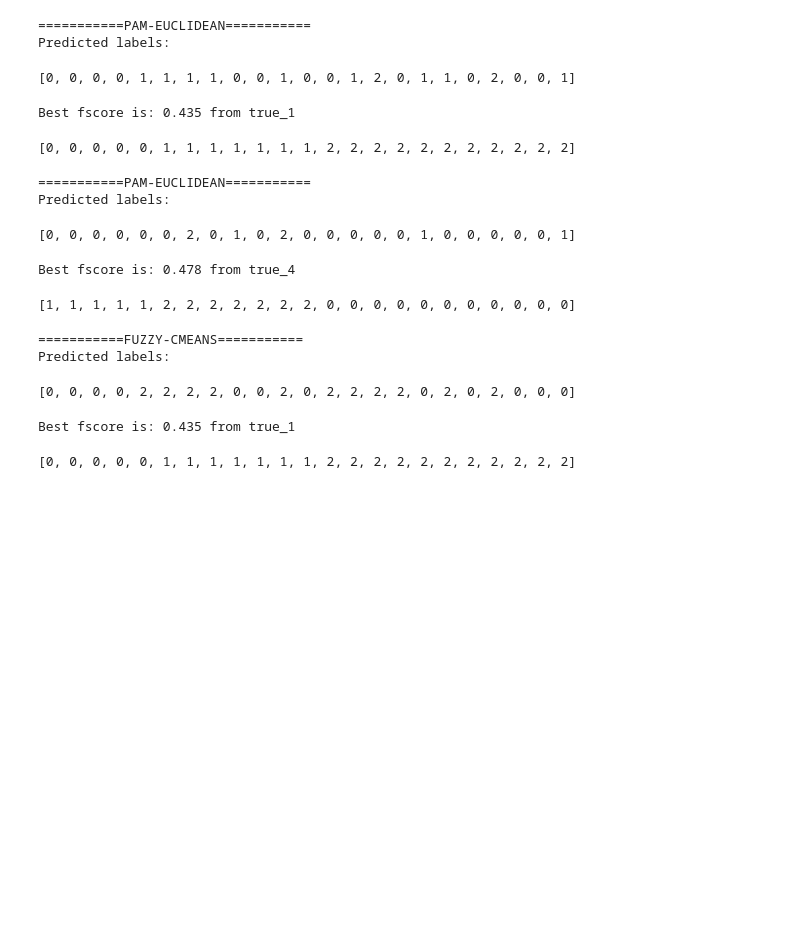
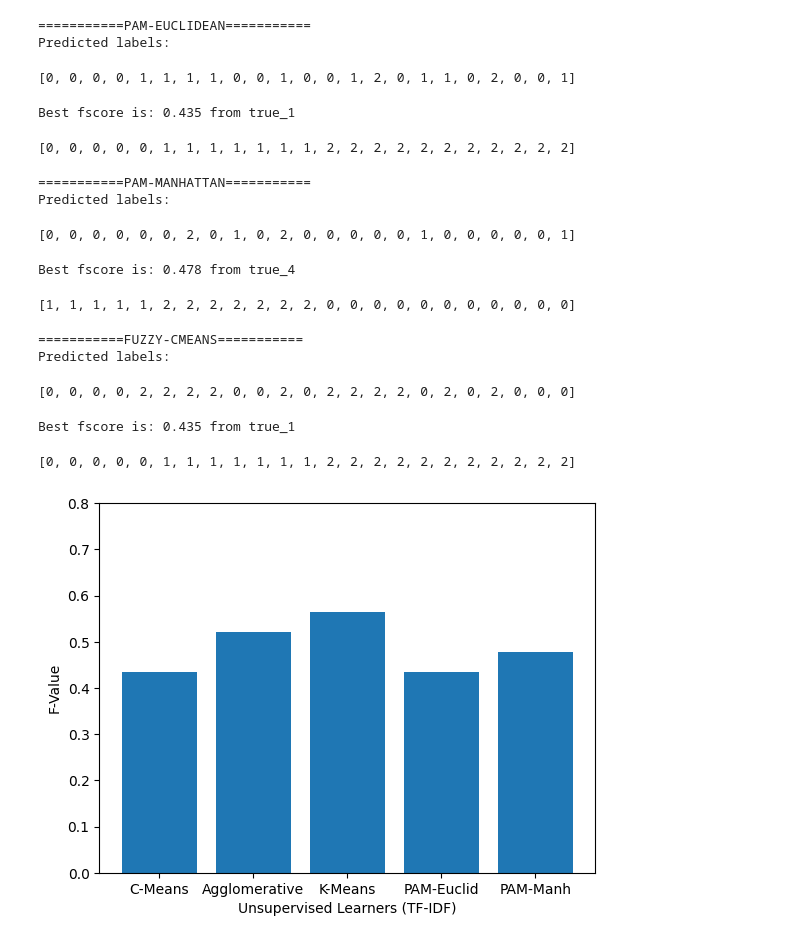
Before and after one commit to RETprojects/SWENG480-Team21, a Jupyter notebook: ml/hussain-dataset.ipynb, the cells around one changed output. Cells and saved outputs as stored; diff of their text form; code cells hidden in the pictures; blank space fills up the shorter version.

Commit message:
Add bar chart for TF-IDF fscores

```diff
--- a/ml/hussain-dataset.ipynb
+++ b/ml/hussain-dataset.ipynb
@@ -84,7 +85,8 @@ fscores = [
     f1_score(true_6, agg.labels_.tolist(),average='micro')
 ]
 
-print('\nBest fscore is:', np.around(max(fscores),3), 'from true_' + str(np.argmax(fscores) + 1))
+agg_best = np.around(max(fscores),3)
+print('\nBest fscore is:', agg_best, 'from true_' + str(np.argmax(fscores) + 1))
 display(globals()['true_' + str(np.argmax(fscores) + 1)])
 # %% [output]
 ===========AGGLOMERATIVE===========
@@ -110,7 +112,8 @@ fscores = [
     f1_score(true_6, kmed.labels_.tolist(),average='micro')
 ]
 
-print('\nBest fscore is:', np.around(max(fscores),3), 'from true_' + str(np.argmax(fscores) + 1))
+pam_best = np.around(max(fscores),3)
+print('\nBest fscore is:', pam_best, 'from true_' + str(np.argmax(fscores) + 1))
 display(globals()['true_' + str(np.argmax(fscores) + 1)])
 # %% [output]
 ===========PAM-EUCLIDEAN===========
@@ -123,7 +126,7 @@ from sklearn_extra.cluster import KMedoids
 
 kmed_manhattan = KMedoids(n_clusters=3,metric='manhattan').fit(df)
 
-print('===========PAM-EUCLIDEAN===========')
+print('===========PAM-MANHATTAN===========')
 print('Predicted labels:')
 display(kmed_manhattan.labels_.tolist())
 
@@ -136,10 +139,11 @@ fscores = [
     f1_score(true_6, kmed_manhattan.labels_.tolist(),average='micro')
 ]
 
-print('\nBest fscore is:', np.around(max(fscores),3), 'from true_' + str(np.argmax(fscores) + 1))
+pam_manh_best = np.around(max(fscores),3)
+print('\nBest fscore is:', pam_manh_best, 'from true_' + str(np.argmax(fscores) + 1))
 display(globals()['true_' + str(np.argmax(fscores) + 1)])
 # %% [output]
-===========PAM-EUCLIDEAN===========
+===========PAM-MANHATTAN===========
 Predicted labels:
 [0, 0, 0, 0, 0, 0, 2, 0, 1, 0, 2, 0, 0, 0, 0, 0, 1, 0, 0, 0, 0, 0, 1]
 Best fscore is: 0.478 from true_4
@@ -166,7 +170,8 @@ fscores = [
     f1_score(true_6, labels,average='micro')
 ]
 
-print('\nBest fscore is:', np.around(max(fscores),3), 'from true_' + str(np.argmax(fscores) + 1))
+fcm_best = np.around(max(fscores),3)
+print('\nBest fscore is:', fcm_best, 'from true_' + str(np.argmax(fscores) + 1))
 display(globals()['true_' + str(np.argmax(fscores) + 1)])
 # %% [output]
 ===========FUZZY-CMEANS===========
@@ -174,3 +179,16 @@ Predicted labels:
 [0, 0, 0, 0, 2, 2, 2, 2, 0, 0, 2, 0, 2, 2, 2, 2, 0, 2, 0, 2, 0, 0, 0]
 Best fscore is: 0.435 from true_1
 [0, 0, 0, 0, 0, 1, 1, 1, 1, 1, 1, 1, 2, 2, 2, 2, 2, 2, 2, 2, 2, 2, 2]
+# %%
+import matplotlib.pyplot as plt
+
+data = [fcm_best, agg_best, km_best, pam_best, pam_manh_best]
+labels = ['C-Means', 'Agglomerative', 'K-Means','PAM-Euclid','PAM-Manh']
+plt.xticks(range(len(data)), labels)
+plt.ylim([0, 0.8])
+plt.xlabel('Unsupervised Learners (TF-IDF)')
+plt.ylabel('F-Value')
+plt.bar(range(len(data)), data)
+plt.show()
+# %% [output]
+[figure, added]
```
Also changed, not shown: parts of 1 cell of this notebook.
